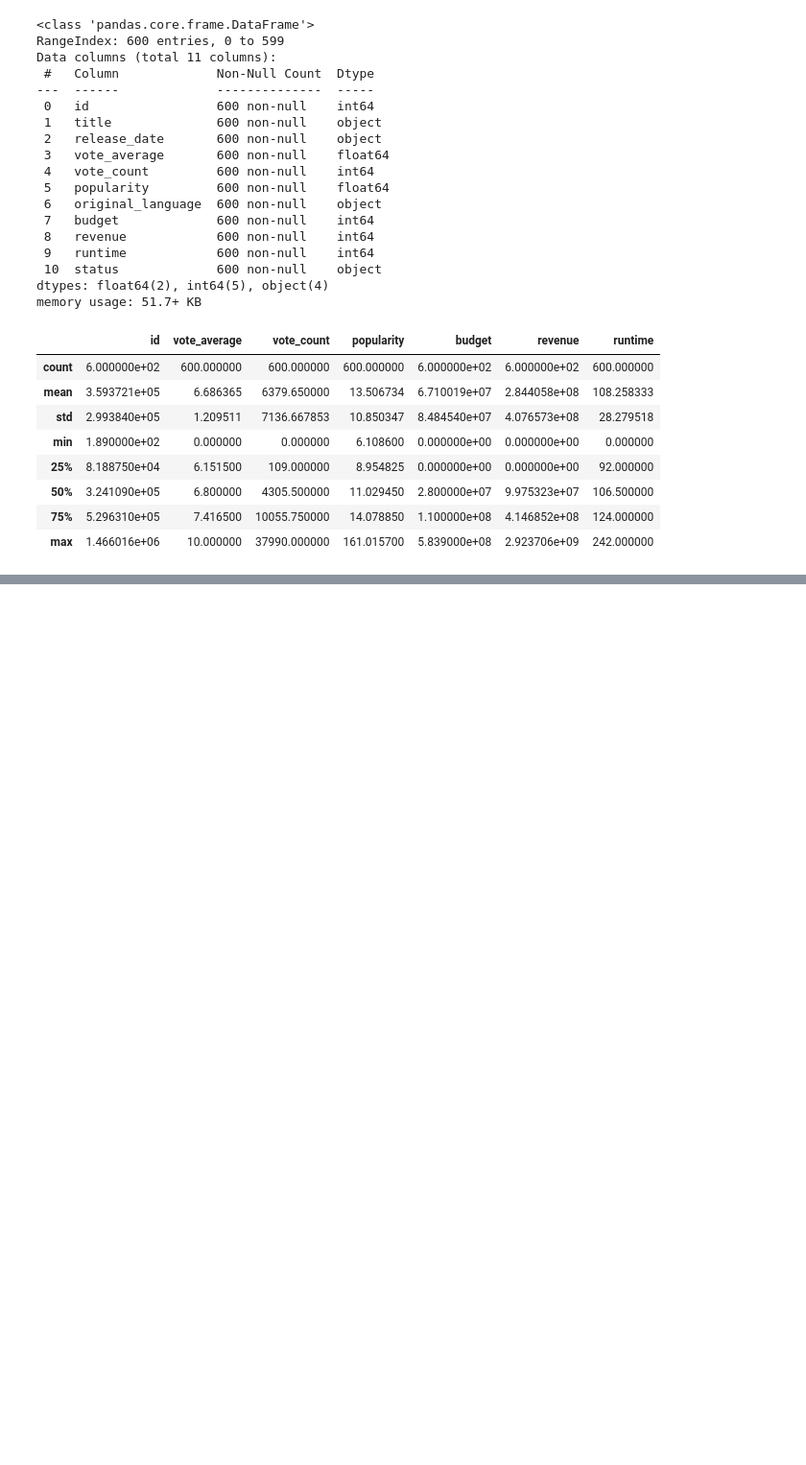
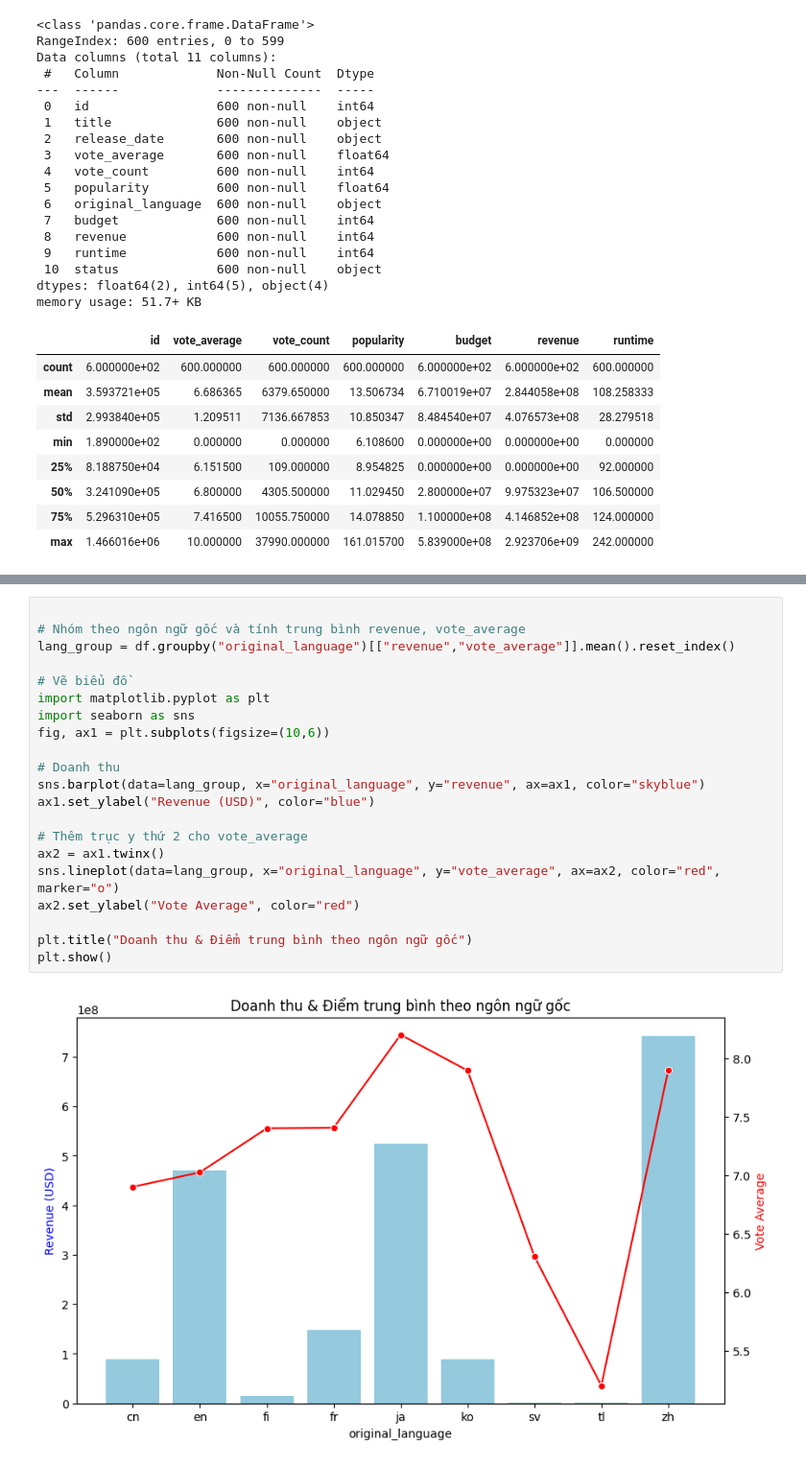
Before and after one commit to nhnghia214/Vietnam-Movies-Analysis-2009-2023, a Jupyter notebook: notebooks/exploratory_sample.ipynb, the cells around one changed output, grey strips where cells are left out. Shown at 96% size. Drawn from its saved outputs; the diff is of its cells as text; blank space fills up the shorter version.

Commit message:
Muc tieu 1.1: ngon ngu, ngan sach anh huong toi doanh thu, diem danh gia

```diff
--- a/notebooks/exploratory_sample.ipynb
+++ b/notebooks/exploratory_sample.ipynb
@@ -74,0 +209,23 @@ memory usage: 51.7+ KB
+# %%
+
+# Nhóm theo ngôn ngữ gốc và tính trung bình revenue, vote_average
+lang_group = df.groupby("original_language")[["revenue","vote_average"]].mean().reset_index()
+
+# Vẽ biểu đồ
+import matplotlib.pyplot as plt
+import seaborn as sns
+fig, ax1 = plt.subplots(figsize=(10,6))
+
+# Doanh thu
+sns.barplot(data=lang_group, x="original_language", y="revenue", ax=ax1, color="skyblue")
+ax1.set_ylabel("Revenue (USD)", color="blue")
+
+# Thêm trục y thứ 2 cho vote_average
+ax2 = ax1.twinx()
+sns.lineplot(data=lang_group, x="original_language", y="vote_average", ax=ax2, color="red", marker="o")
+ax2.set_ylabel("Vote Average", color="red")
+
+plt.title("Doanh thu & Điểm trung bình theo ngôn ngữ gốc")
+plt.show()
+# %% [output]
+[figure, added]
```
Also changed, not shown: parts of 9 cells of this notebook, 3 other files.
